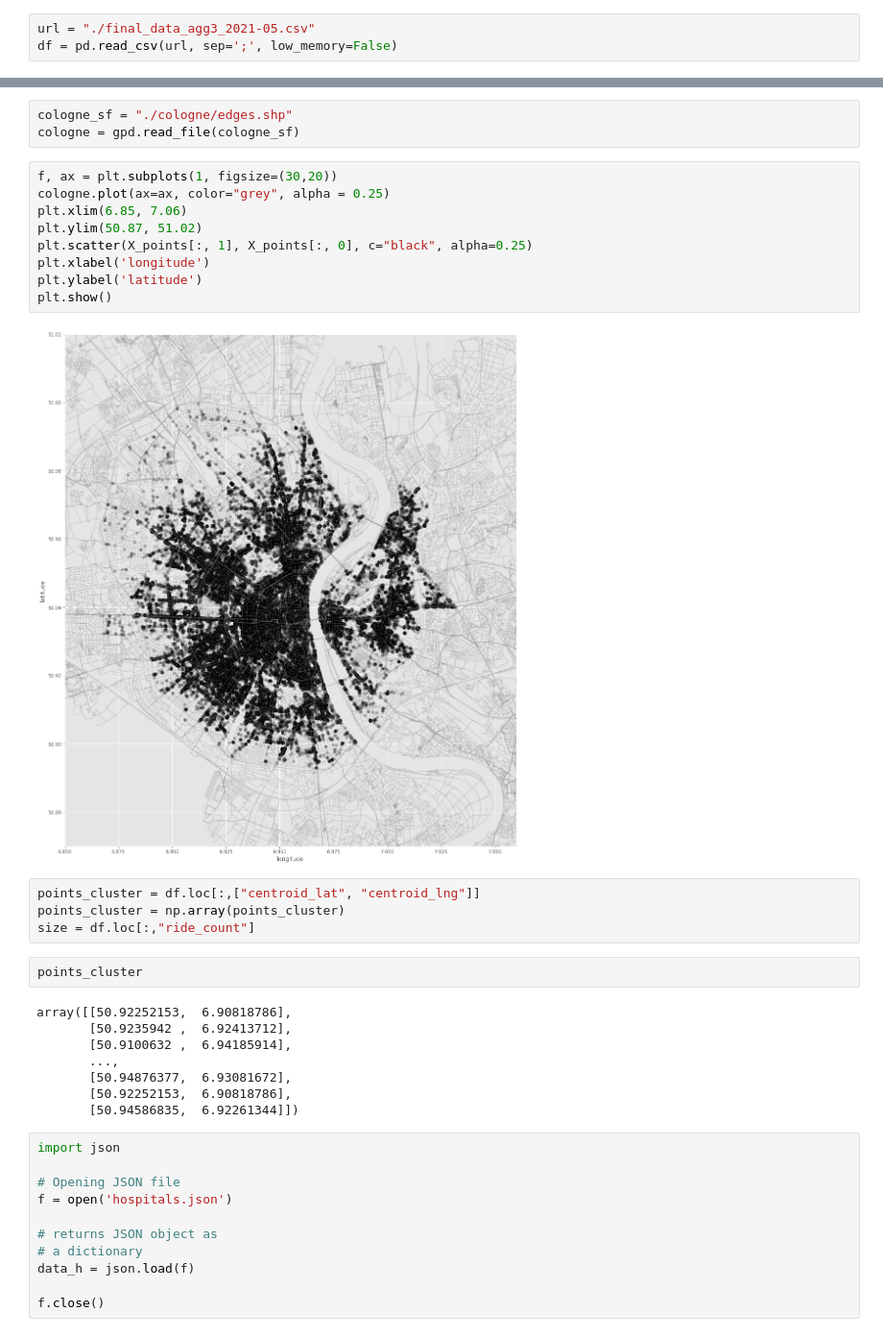
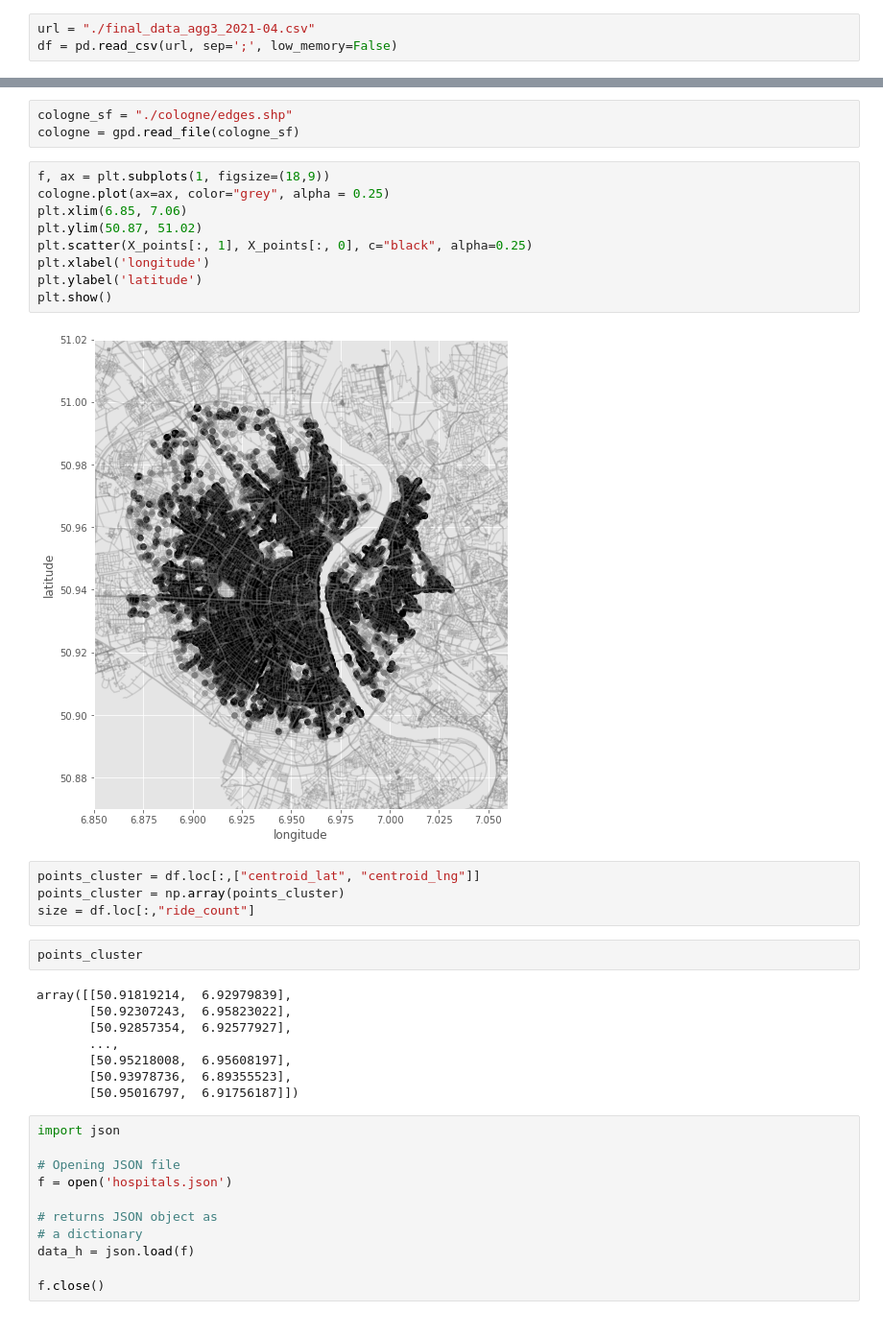
Before and after one commit to nadjalc/COVID19MobilityAnalysis, a Jupyter notebook: clustering/Grouped viz AGG Apr 2021.ipynb, the cells around one changed output, grey strips where cells are left out. Shown at 96% size. Cells and saved outputs as stored; diff of their text form.

Commit message:
final version
fixed agg visualizations

```diff
--- a/clustering/Grouped viz AGG Apr 2021.ipynb
+++ b/clustering/Grouped viz AGG Apr 2021.ipynb
@@ -19,6 +19,6 @@ def parse_timestamp(el):
 # %%
 fmt = '%Y-%m-%d %H:%M:%S'
 # %%
-url = "./final_data_agg3_2021-05.csv"
+url = "./final_data_agg3_2021-04.csv"
 df = pd.read_csv(url, sep=';', low_memory=False)
 # %%
@@ -55,16 +48,16 @@ import geopandas as gpd
 cologne_sf = "./cologne/edges.shp"
 cologne = gpd.read_file(cologne_sf)
 # %%
-f, ax = plt.subplots(1, figsize=(30,20))
+f, ax = plt.subplots(1, figsize=(18,9))
 cologne.plot(ax=ax, color="grey", alpha = 0.25)
 plt.xlim(6.85, 7.06)
 plt.ylim(50.87, 51.02)
 plt.scatter(X_points[:, 1], X_points[:, 0], c="black", alpha=0.25)
 plt.xlabel('longitude')
 plt.ylabel('latitude')
 plt.show()
 # %% [output]
-[figure, old version]
+[figure, new version]
 # %%
 points_cluster = df.loc[:,["centroid_lat", "centroid_lng"]]
 points_cluster = np.array(points_cluster)
@@ -72,13 +65,13 @@ size = df.loc[:,"ride_count"]
 # %%
 points_cluster
 # %% [output]
-array([[50.92252153,  6.90818786],
-       [50.9235942 ,  6.92413712],
-       [50.9100632 ,  6.94185914],
+array([[50.91819214,  6.92979839],
+       [50.92307243,  6.95823022],
+       [50.92857354,  6.92577927],
        ...,
-       [50.94876377,  6.93081672],
-       [50.92252153,  6.90818786],
-       [50.94586835,  6.92261344]])
+       [50.95218008,  6.95608197],
+       [50.93978736,  6.89355523],
+       [50.95016797,  6.91756187]])
 # %%
 import json
 
```
Also changed, not shown: parts of 4 cells of this notebook, 6 other files.
